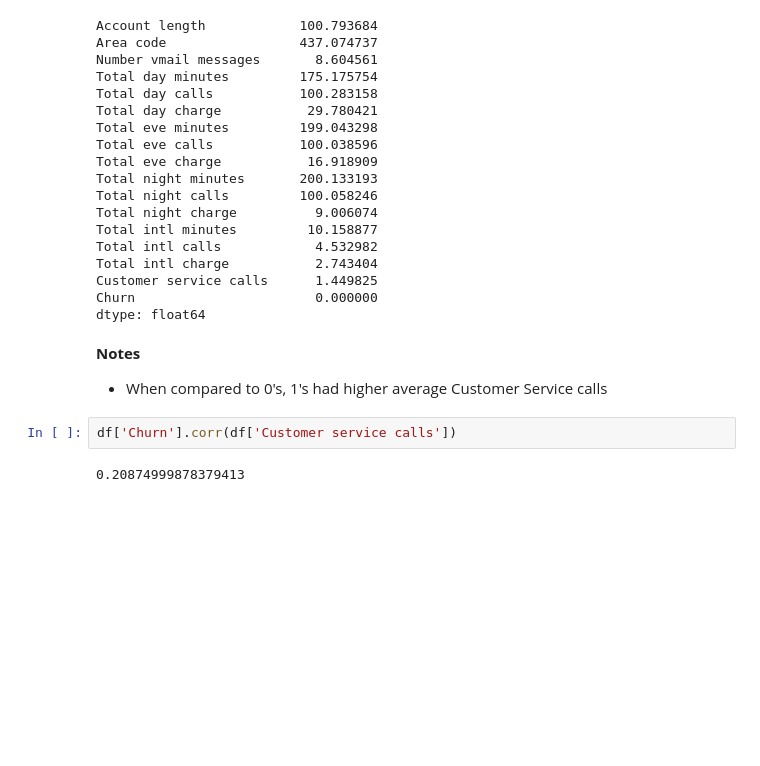
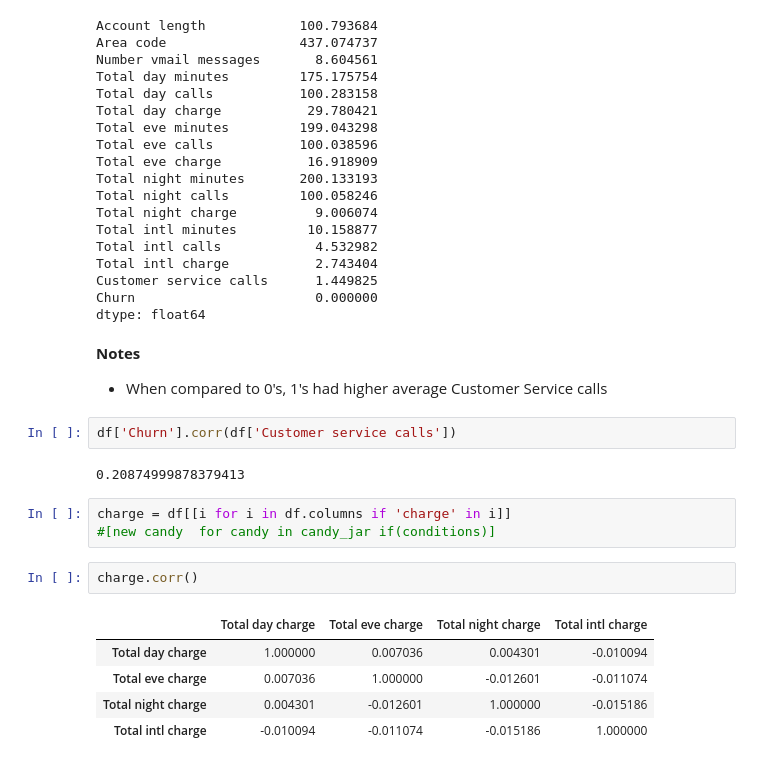
Before and after one commit to vijaypatha/mlcourse, a Jupyter notebook: Repeat 2 - Churn Data Exploration.ipynb, the cells around one changed output. Cells and saved outputs as stored; diff of their text form; blank space fills up the shorter version.

```diff
--- a/Repeat 2 - Churn Data Exploration.ipynb
+++ b/Repeat 2 - Churn Data Exploration.ipynb
@@ -191,3 +191,14 @@ dtype: float64
 df['Churn'].corr(df['Customer service calls'])
 # %% [output]
 0.20874999878379413
+# %%
+charge = df[[i for i in df.columns if 'charge' in i]]
+#[new candy  for candy in candy_jar if(conditions)]
+# %%
+charge.corr()
+# %% [output]
+|  | Total day charge | Total eve charge | Total night charge | Total intl charge |
+| Total day charge | 1.000000 | 0.007036 | 0.004301 | -0.010094 |
+| Total eve charge | 0.007036 | 1.000000 | -0.012601 | -0.011074 |
+| Total night charge | 0.004301 | -0.012601 | 1.000000 | -0.015186 |
+| Total intl charge | -0.010094 | -0.011074 | -0.015186 | 1.000000 |
```
Also changed, not shown: parts of 1 cell of this notebook.
